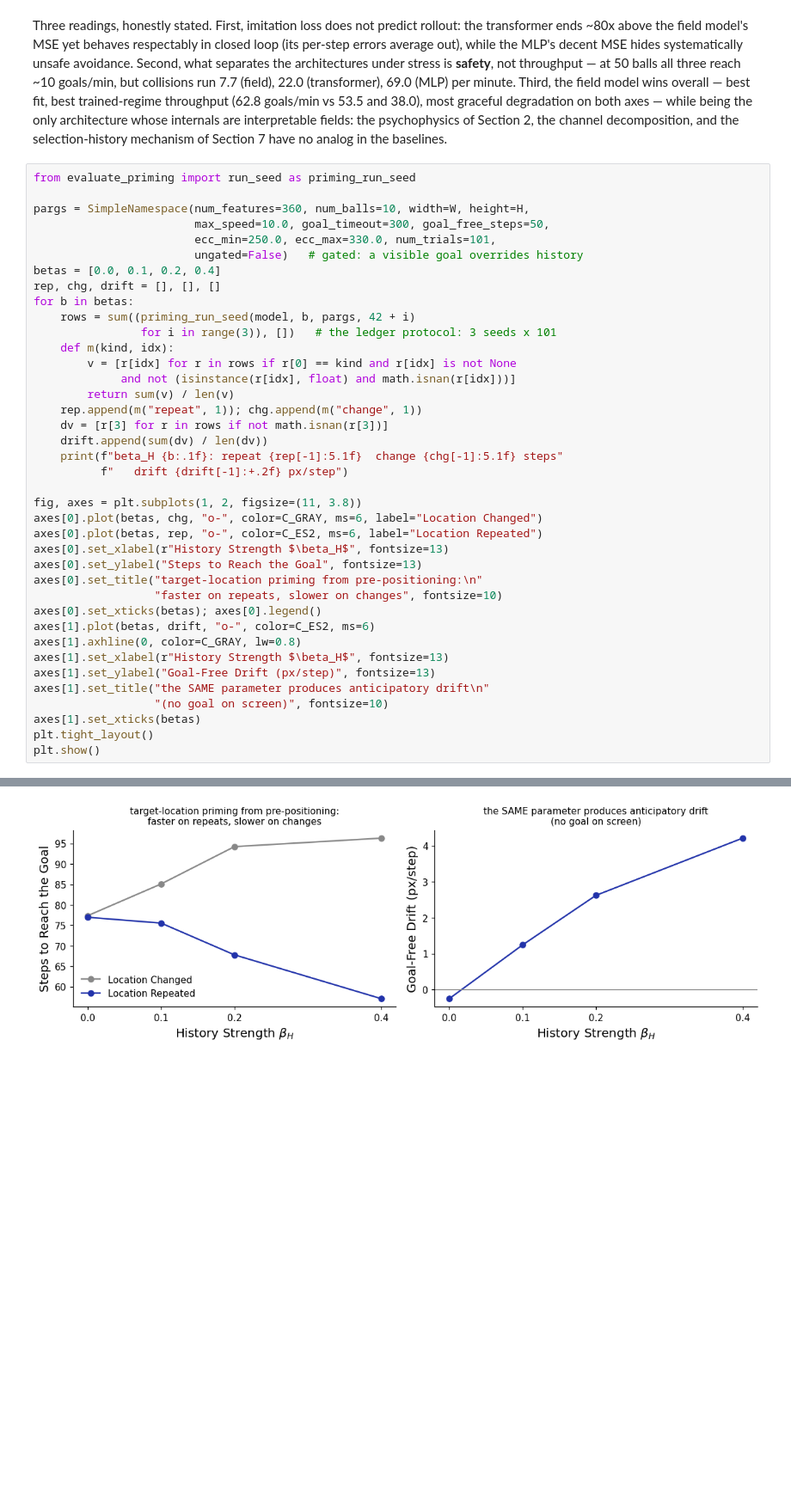
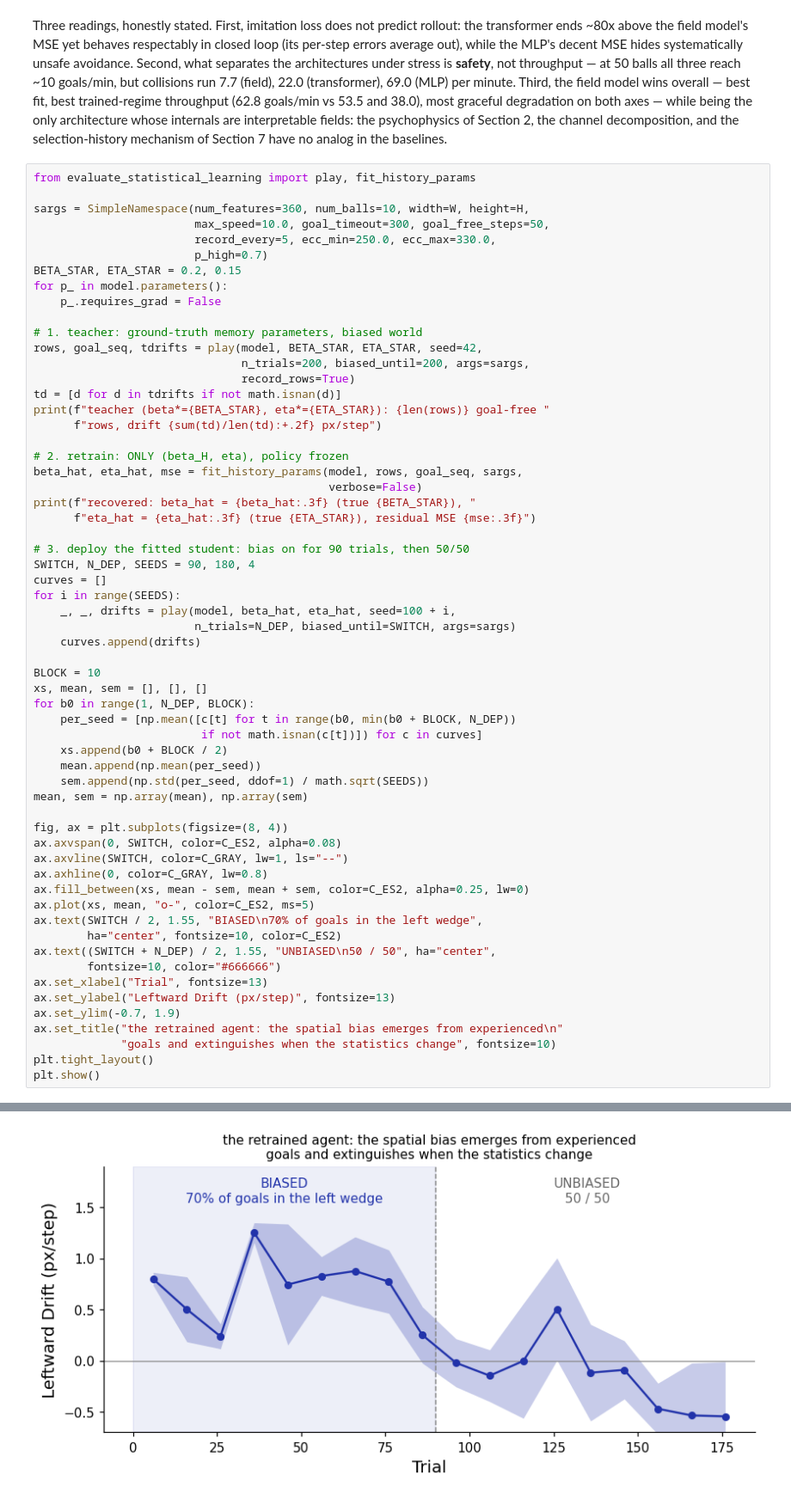
Before and after one commit to HanZhang-psych/Ego-Spatial-Sense, a Jupyter notebook: 2D-Escaping-Ball/tutorial_action_agent.ipynb, the cells around one changed output, grey strips where cells are left out. Shown at 86% size. Cells and saved outputs as stored; diff of their text form; blank space fills up the shorter version.

```diff
--- a/2D-Escaping-Ball/tutorial_action_agent.ipynb
+++ b/2D-Escaping-Ball/tutorial_action_agent.ipynb
@@ -533,42 +540,63 @@ psychophysics of Section 2, the channel decomposition, and the
 selection-history mechanism of Section 7 have no analog in the
 baselines.
 # %%
-from evaluate_priming import run_seed as priming_run_seed
+from evaluate_statistical_learning import play, fit_history_params
 
-pargs = SimpleNamespace(num_features=360, num_balls=10, width=W, height=H,
+sargs = SimpleNamespace(num_features=360, num_balls=10, width=W, height=H,
                         max_speed=10.0, goal_timeout=300, goal_free_steps=50,
-                        ecc_min=250.0, ecc_max=330.0, num_trials=101,
-                        ungated=False)   # gated: a visible goal overrides history
-betas = [0.0, 0.1, 0.2, 0.4]
-rep, chg, drift = [], [], []
-for b in betas:
-    rows = sum((priming_run_seed(model, b, pargs, 42 + i)
-                for i in range(3)), [])   # the ledger protocol: 3 seeds x 101
-    def m(kind, idx):
-        v = [r[idx] for r in rows if r[0] == kind and r[idx] is not None
-             and not (isinstance(r[idx], float) and math.isnan(r[idx]))]
-        return sum(v) / len(v)
-    rep.append(m("repeat", 1)); chg.append(m("change", 1))
-    dv = [r[3] for r in rows if not math.isnan(r[3])]
-    drift.append(sum(dv) / len(dv))
-    print(f"beta_H {b:.1f}: repeat {rep[-1]:5.1f}  change {chg[-1]:5.1f} steps"
-          f"   drift {drift[-1]:+.2f} px/step")
+                        record_every=5, ecc_min=250.0, ecc_max=330.0,
+                        p_high=0.7)
+BETA_STAR, ETA_STAR = 0.2, 0.15
+for p_ in model.parameters():
+    p_.requires_grad = False
 
-fig, axes = plt.subplots(1, 2, figsize=(11, 3.8))
-axes[0].plot(betas, chg, "o-", color=C_GRAY, ms=6, label="Location Changed")
-axes[0].plot(betas, rep, "o-", color=C_ES2, ms=6, label="Location Repeated")
-axes[0].set_xlabel(r"History Strength $\beta_H$", fontsize=13)
-axes[0].set_ylabel("Steps to Reach the Goal", fontsize=13)
-axes[0].set_title("target-location priming from pre-positioning:\n"
-                  "faster on repeats, slower on changes", fontsize=10)
-axes[0].set_xticks(betas); axes[0].legend()
-axes[1].plot(betas, drift, "o-", color=C_ES2, ms=6)
-axes[1].axhline(0, color=C_GRAY, lw=0.8)
-axes[1].set_xlabel(r"History Strength $\beta_H$", fontsize=13)
-axes[1].set_ylabel("Goal-Free Drift (px/step)", fontsize=13)
-axes[1].set_title("the SAME parameter produces anticipatory drift\n"
-                  "(no goal on screen)", fontsize=10)
-axes[1].set_xticks(betas)
+# 1. teacher: ground-truth memory parameters, biased world
+rows, goal_seq, tdrifts = play(model, BETA_STAR, ETA_STAR, seed=42,
+                               n_trials=200, biased_until=200, args=sargs,
+                               record_rows=True)
+td = [d for d in tdrifts if not math.isnan(d)]
+print(f"teacher (beta*={BETA_STAR}, eta*={ETA_STAR}): {len(rows)} goal-free "
+      f"rows, drift {sum(td)/len(td):+.2f} px/step")
+
+# 2. retrain: ONLY (beta_H, eta), policy frozen
+beta_hat, eta_hat, mse = fit_history_params(model, rows, goal_seq, sargs,
+                                            verbose=False)
+print(f"recovered: beta_hat = {beta_hat:.3f} (true {BETA_STAR}), "
+      f"eta_hat = {eta_hat:.3f} (true {ETA_STAR}), residual MSE {mse:.3f}")
+
+# 3. deploy the fitted student: bias on for 90 trials, then 50/50
+SWITCH, N_DEP, SEEDS = 90, 180, 4
+curves = []
+for i in range(SEEDS):
+    _, _, drifts = play(model, beta_hat, eta_hat, seed=100 + i,
+                        n_trials=N_DEP, biased_until=SWITCH, args=sargs)
+    curves.append(drifts)
+
+BLOCK = 10
+xs, mean, sem = [], [], []
+for b0 in range(1, N_DEP, BLOCK):
+    per_seed = [np.mean([c[t] for t in range(b0, min(b0 + BLOCK, N_DEP))
+                         if not math.isnan(c[t])]) for c in curves]
+    xs.append(b0 + BLOCK / 2)
+    mean.append(np.mean(per_seed))
+    sem.append(np.std(per_seed, ddof=1) / math.sqrt(SEEDS))
+mean, sem = np.array(mean), np.array(sem)
+
+fig, ax = plt.subplots(figsize=(8, 4))
+ax.axvspan(0, SWITCH, color=C_ES2, alpha=0.08)
+ax.axvline(SWITCH, color=C_GRAY, lw=1, ls="--")
+ax.axhline(0, color=C_GRAY, lw=0.8)
+ax.fill_between(xs, mean - sem, mean + sem, color=C_ES2, alpha=0.25, lw=0)
+ax.plot(xs, mean, "o-", color=C_ES2, ms=5)
+ax.text(SWITCH / 2, 1.55, "BIASED\n70% of goals in the left wedge",
+        ha="center", fontsize=10, color=C_ES2)
+ax.text((SWITCH + N_DEP) / 2, 1.55, "UNBIASED\n50 / 50", ha="center",
+        fontsize=10, color="#666666")
+ax.set_xlabel("Trial", fontsize=13)
+ax.set_ylabel("Leftward Drift (px/step)", fontsize=13)
+ax.set_ylim(-0.7, 1.9)
+ax.set_title("the retrained agent: the spatial bias emerges from experienced\n"
+             "goals and extinguishes when the statistics change", fontsize=10)
 plt.tight_layout()
 plt.show()
 # %% [output]
@@ -579,2 +605,2 @@ beta_H 0.4: repeat  57.1  change  96.3 steps   drift +4.22 px/step
-[figure, old version]
+[figure, new version]
 # %% [markdown]
```
Also changed, not shown: parts of 3 cells of this notebook, 2 other files.
